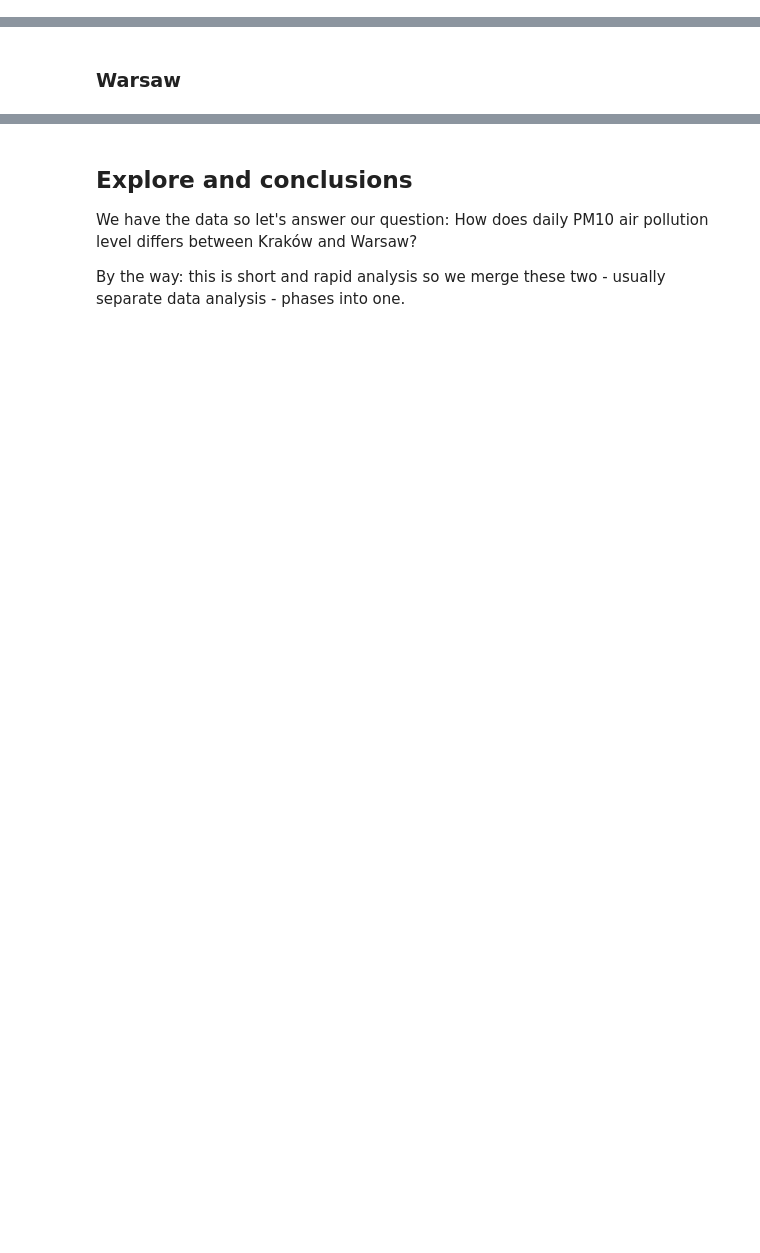
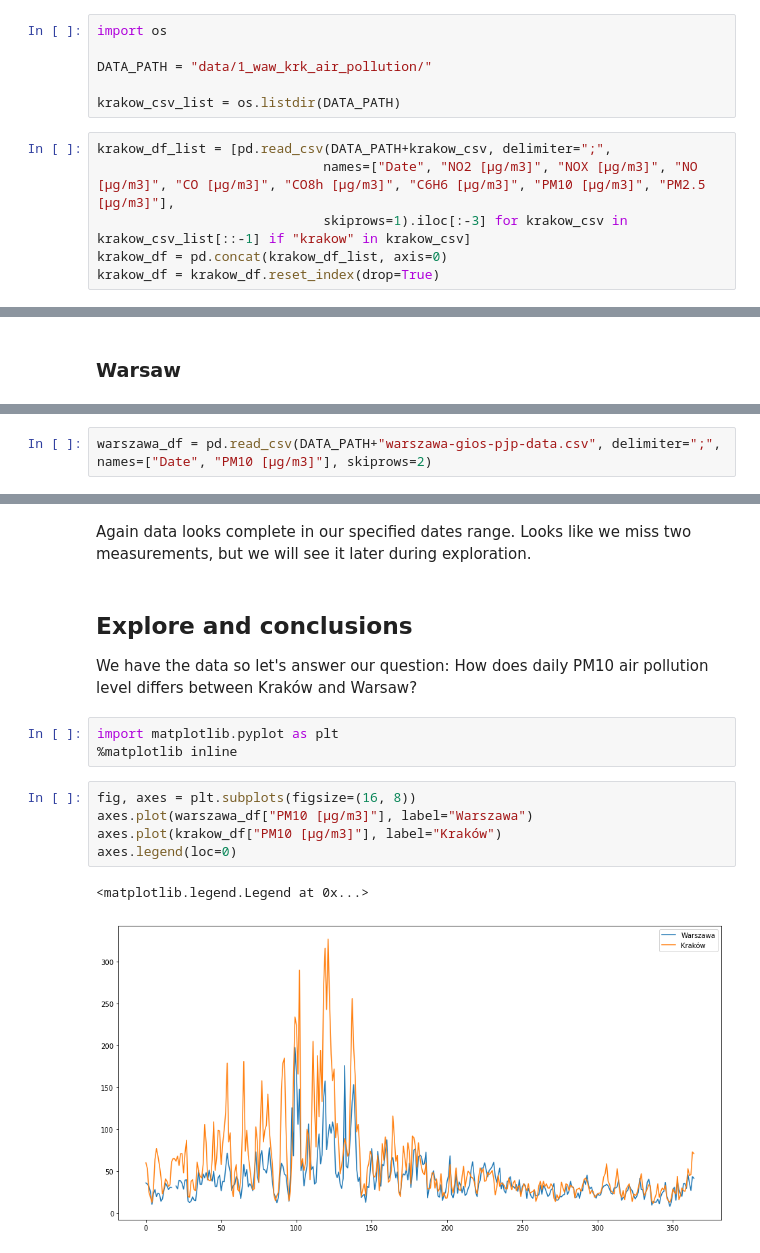
Before and after one commit to msznajder/bitcoin_price_changes_quick_analysis, a Jupyter notebook: #001 How does daily PM10 air pollution level differs between Kraków and Warsaw? (09-10-2017).ipynb, the cells around one changed output, grey strips where cells are left out. Drawn from its saved outputs; the diff is of its cells as text; blank space fills up the shorter version.

Commit message:
#001 How does daily PM10 air pollution level differs between Kraków and Warsaw? Wrangled Krakow and Warsaw data - ready to explore and draw conclusions.

```diff
--- a/#001 How does daily PM10 air pollution level differs between Kraków and Warsaw? (09-10-2017).ipynb
+++ b/#001 How does daily PM10 air pollution level differs between Kraków and Warsaw? (09-10-2017).ipynb
@@ -51,2 +53,14 @@ The last problem is that the last three rows contain agregated information (mean
 # %% [markdown]
 Let's now iterate through all 12 csv files, read them and merge into one DataFrame. Then we'll check its integrity.
+# %%
+import os
+
+DATA_PATH = "data/1_waw_krk_air_pollution/"
+
+krakow_csv_list = os.listdir(DATA_PATH)
+# %%
+krakow_df_list = [pd.read_csv(DATA_PATH+krakow_csv, delimiter=";",
+                             names=["Date", "NO2 [µg/m3]", "NOX [µg/m3]", "NO [µg/m3]", "CO [µg/m3]", "CO8h [µg/m3]", "C6H6 [µg/m3]", "PM10 [µg/m3]", "PM2.5 [µg/m3]"],
+                             skiprows=1).iloc[:-3] for krakow_csv in krakow_csv_list[::-1] if "krakow" in krakow_csv]
+krakow_df = pd.concat(krakow_df_list, axis=0)
+krakow_df = krakow_df.reset_index(drop=True)
@@ -54,0 +140,2 @@ Let's now iterate through all 12 csv files, read them and merge into one DataFra
+# %%
+warszawa_df = pd.read_csv(DATA_PATH+"warszawa-gios-pjp-data.csv", delimiter=";", names=["Date", "PM10 [µg/m3]"], skiprows=2)
@@ -55,6 +176,17 @@ Let's now iterate through all 12 csv files, read them and merge into one DataFra
+# %% [markdown]
+Again data looks complete in our specified dates range. Looks like we miss two measurements, but we will see it later during exploration.
 # %% [markdown]
 ## Explore and conclusions
 
 We have the data so let's answer our question: How does daily PM10 air pollution level differs between Kraków and Warsaw?
-
-By the way: this is short and rapid analysis so we merge these two - usually separate data analysis - phases into one.
+# %%
+import matplotlib.pyplot as plt
+%matplotlib inline
+# %%
+fig, axes = plt.subplots(figsize=(16, 8))
+axes.plot(warszawa_df["PM10 [µg/m3]"], label="Warszawa")
+axes.plot(krakow_df["PM10 [µg/m3]"], label="Kraków")
+axes.legend(loc=0)
+# %% [output]
+<matplotlib.legend.Legend at 0x...>
+[figure, added]
```
Also changed, not shown: parts of 13 cells of this notebook, 1 other file.
